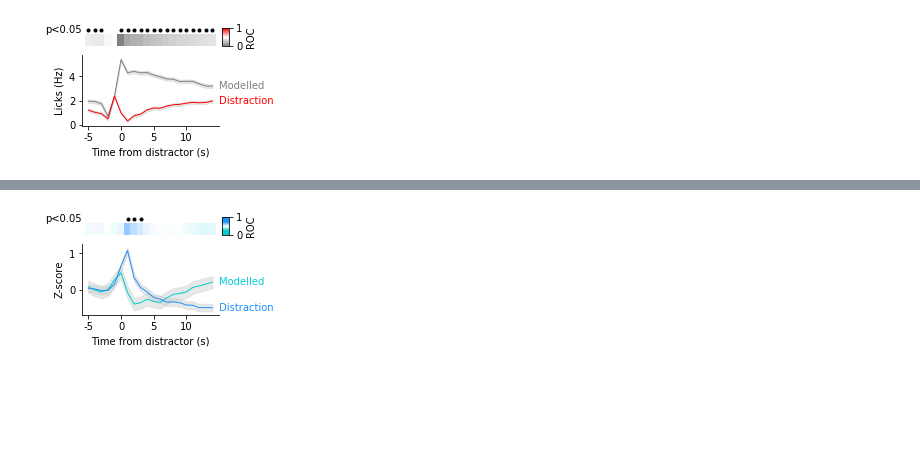
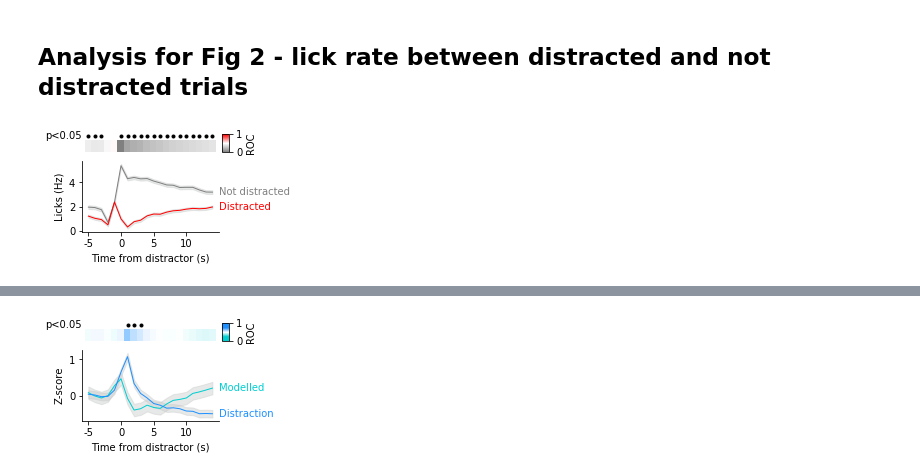
Before and after one commit to mccutcheonlab/distraction-peters, a Jupyter notebook: notebooks/dis-roc-all-figs.ipynb, the cells around one changed output, grey strips where cells are left out. Drawn from its saved outputs; the diff is of its cells as text; code cells hidden in the pictures; blank space fills up the shorter version.

```diff
--- a/notebooks/dis-roc-all-figs.ipynb
+++ b/notebooks/dis-roc-all-figs.ipynb
@@ -29,25 +29,27 @@ pickle_in = open(outputfolder+"data4roc_licks.pickle", 'rb')
 # loads in photo snips
 pickle_in = open(outputfolder+"data4roc_photo.pickle", 'rb')
 [mod_dis_photo_snips_flat, mod_notdis_photo_snips_flat, dis_dis_photo_snips_flat, dis_notdis_photo_snips_flat, hab_dis_photo_snips_flat, hab_notdis_photo_snips_flat] = dill.load(pickle_in)
+# %% [markdown]
+## Analysis for Fig 2 - lick rate between distracted and not distracted trials
 # %%
 # Loads in ROC data for modelled vs distraction day ROC
 try:
     pickle_in = open(outputfolder+"roc_licks_disday_disVnondis.pickle", 'rb')
 except FileNotFoundError:
         print('Cannot access pickled file')
 
 [a, p, data] = dill.load(pickle_in)
 
 f = plt.figure(figsize=(3.4,2))
 f, ax = plot_ROC_and_line(f, a, p, data[0], data[1],
                  cdict=['grey', 'white', 'red'],
                  colors = ['grey', 'red'],
-                 labels=['Modelled', 'Distraction'],
+                 labels=['Not distracted', 'Distracted'],
                  labeloffset=0,
                  ylabel='Licks (Hz)')
 
 # ax[1].set_yticks([-1, 0, 1])
 
 f.savefig(figfolder+"fig2_roc-lickrate.pdf")
 # %% [output]
-[figure, old version]
+[figure, new version]
```
Also changed, not shown: parts of 21 cells of this notebook, 3 other files.
